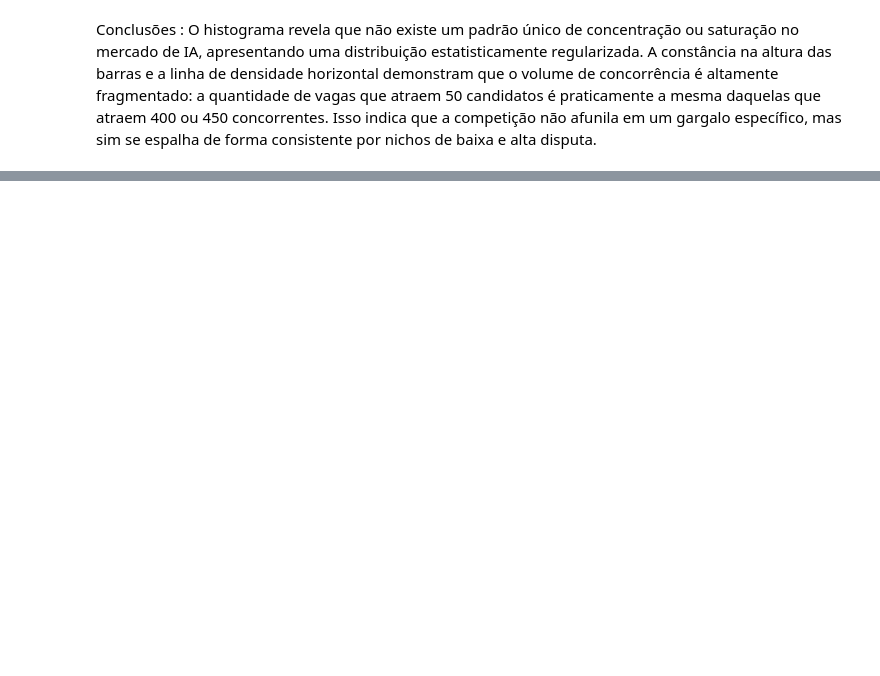
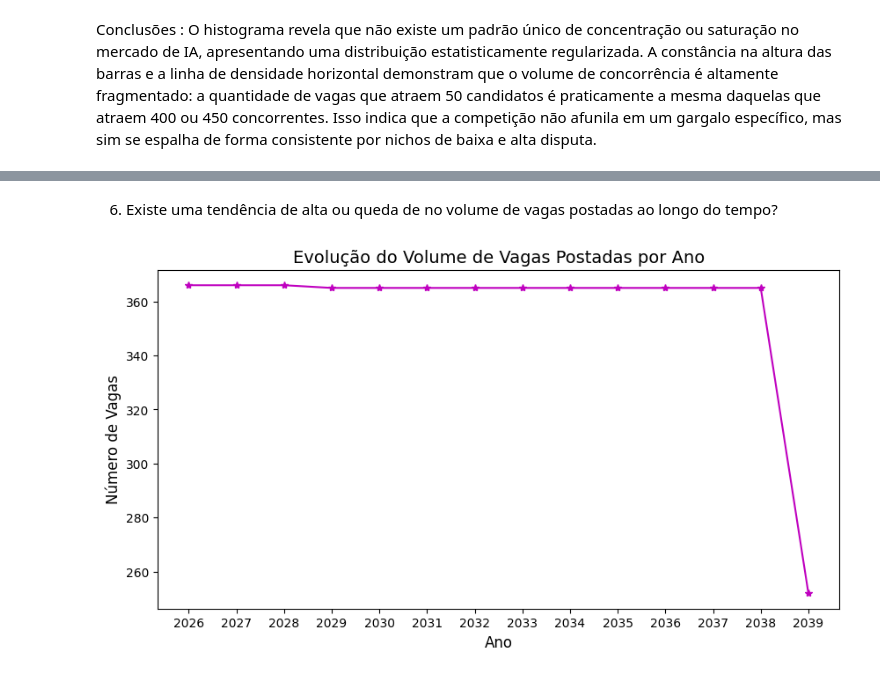
Before and after one commit to GabrielFaria1509/C11, a Jupyter notebook: Atividades/Projeto1.ipynb, the cells around one changed output, grey strips where cells are left out. Drawn from its saved outputs; the diff is of its cells as text; code cells hidden in the pictures; blank space fills up the shorter version.

```diff
--- a/Atividades/Projeto1.ipynb
+++ b/Atividades/Projeto1.ipynb
@@ -162,0 +259,25 @@ O histograma revela que não existe um padrão único de concentração ou satur
+# %% [markdown]
+6) Existe uma tendência de alta ou queda de no volume de vagas postadas ao longo do tempo?
+# %%
+#criando uma coluna para armazenar apenas o ano da vaga
+dataset['Year'] = dataset['Posted_Date'].str[:4]
+
+#contando a frequência de vagas por ano e ordenar, e definindo para uma coluna Count
+vagas_por_ano = dataset['Year'].value_counts().reset_index(name='Count')
+
+#configurando tamanho da imagem
+plt.figure(figsize=(10, 5))
+
+#variavéis para o gráfico
+x = vagas_por_ano['Year'].sort_values() #ordenar os anos
+y = vagas_por_ano['Count']
+
+#configurando visualização
+plt.plot(x, y, marker='*', linestyle='-', color='m')
+plt.title('Evolução do Volume de Vagas Postadas por Ano', fontsize=14)
+plt.xlabel('Ano', fontsize=12)
+plt.ylabel('Número de Vagas', fontsize=12)
+
+plt.show()
+# %% [output]
+[figure, added]
```
Also changed, not shown: parts of 14 cells of this notebook.
